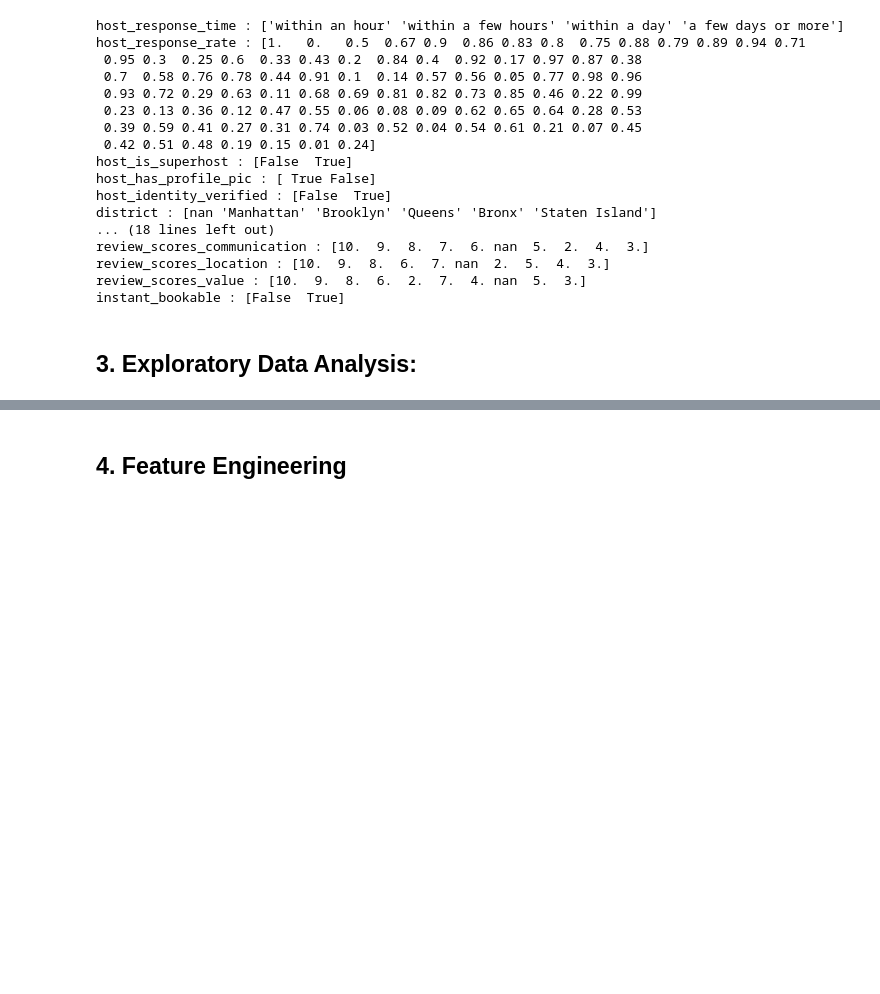
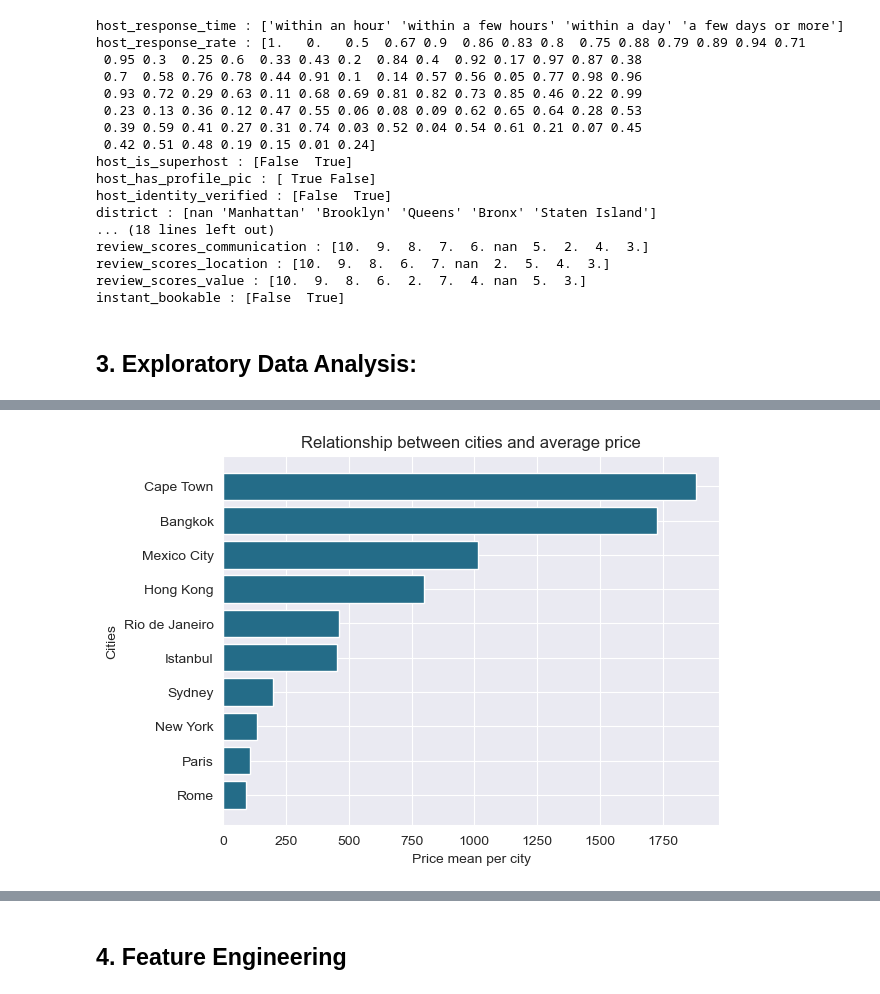
Before and after one commit to Adamixa/Airbnb_listing_analysis, a Jupyter notebook: Airbnb_analysis.ipynb, the cells around one changed output, grey strips where cells are left out. Saved outputs shown, nothing was run; the diff lists cells and outputs as text; code cells hidden in the pictures; blank space fills up the shorter version.

```diff
--- a/Airbnb_analysis.ipynb
+++ b/Airbnb_analysis.ipynb
@@ -273,0 +274,14 @@ plt.show()
+# %%
+city_count = df.groupby('city')['price'].mean().sort_values()
+
+# Create a bar chart with custom bar color
+plt.barh(city_count.index, city_count, color='#246C88')
+
+# Add labels and title
+plt.ylabel('Cities')
+plt.xlabel('Price mean per city')
+plt.title('Relationship between cities and average price')
+
+plt.show()
+# %% [output]
+[figure, added]
```
Also changed, not shown: parts of 15 cells of this notebook.
